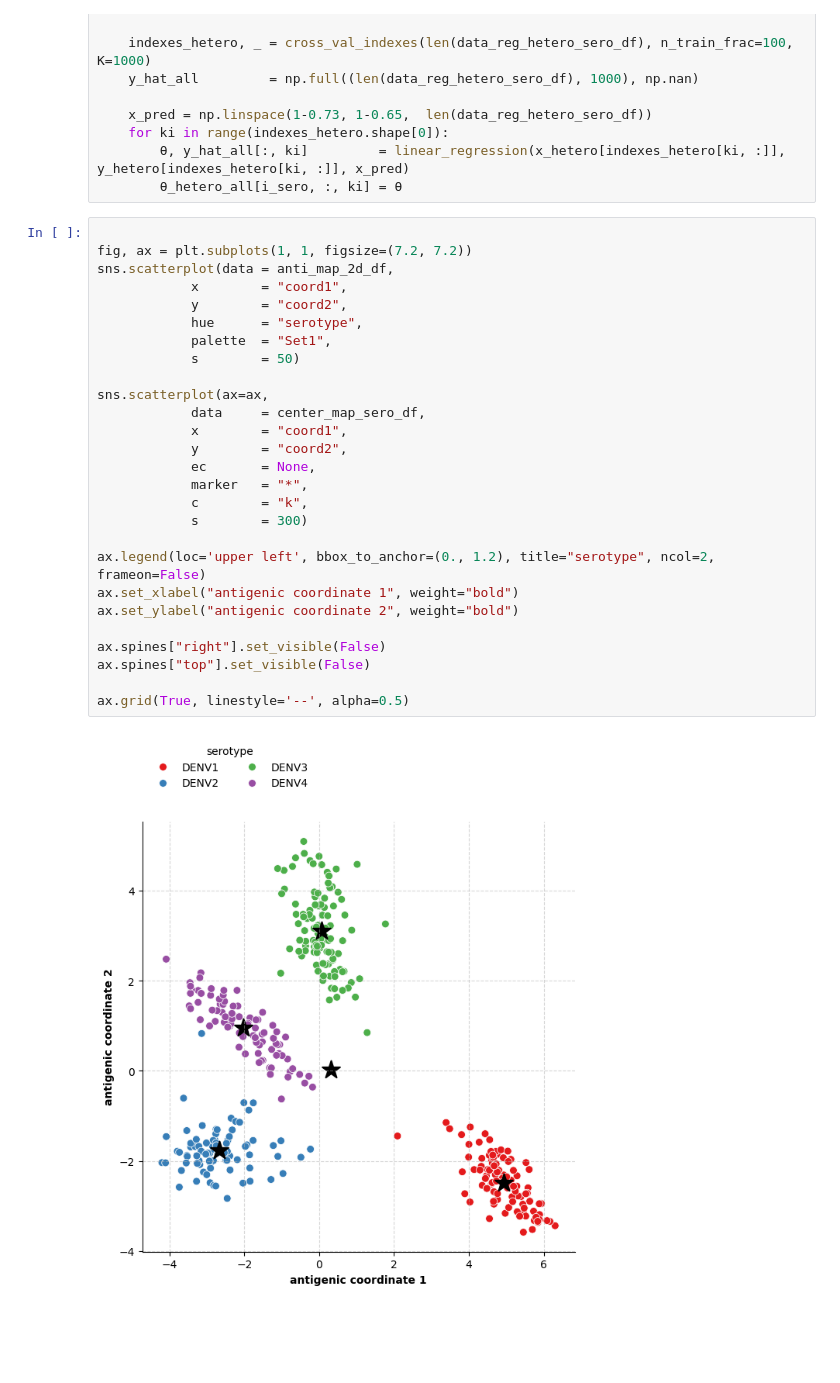
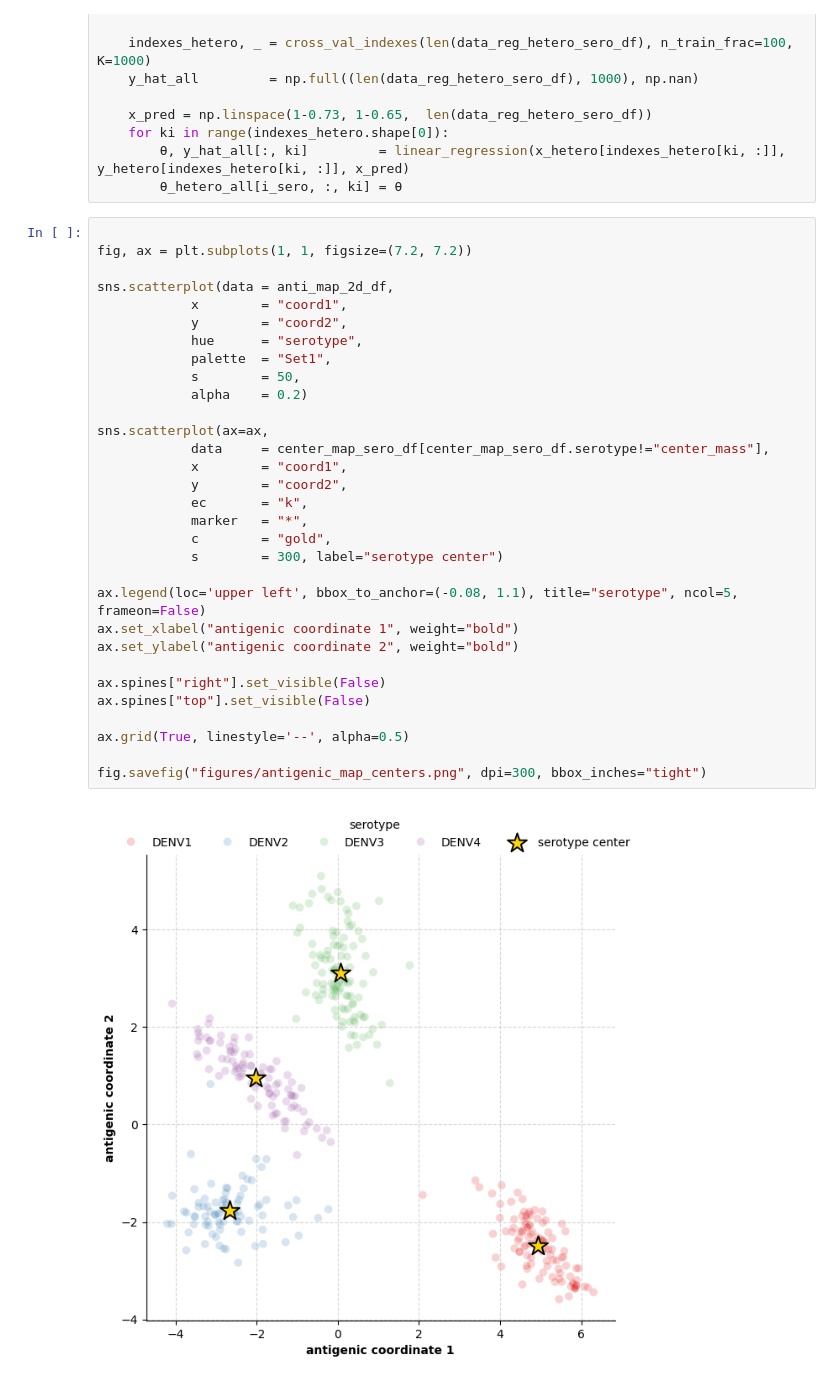
Before and after one commit to ChaosDonkey06/Stats-ML4Genomics, a Jupyter notebook: regression.ipynb, the cells around one changed output. Drawn from its saved outputs; the diff is of its cells as text; blank space fills up the shorter version.

```diff
--- a/regression.ipynb
+++ b/regression.ipynb
@@ -659,29 +645,33 @@ for i_sero, sero in enumerate(sero_pair):
 # %%
 
 fig, ax = plt.subplots(1, 1, figsize=(7.2, 7.2))
+
 sns.scatterplot(data = anti_map_2d_df,
             x        = "coord1",
             y        = "coord2",
             hue      = "serotype",
             palette  = "Set1",
-            s        = 50)
+            s        = 50,
+            alpha    = 0.2)
 
 sns.scatterplot(ax=ax,
-            data     = center_map_sero_df,
+            data     = center_map_sero_df[center_map_sero_df.serotype!="center_mass"],
             x        = "coord1",
             y        = "coord2",
-            ec       = None,
+            ec       = "k",
             marker   = "*",
-            c        = "k",
-            s        = 300)
+            c        = "gold",
+            s        = 300, label="serotype center")
 
-ax.legend(loc='upper left', bbox_to_anchor=(0., 1.2), title="serotype", ncol=2, frameon=False)
+ax.legend(loc='upper left', bbox_to_anchor=(-0.08, 1.1), title="serotype", ncol=5, frameon=False)
 ax.set_xlabel("antigenic coordinate 1", weight="bold")
 ax.set_ylabel("antigenic coordinate 2", weight="bold")
 
 ax.spines["right"].set_visible(False)
 ax.spines["top"].set_visible(False)
 
 ax.grid(True, linestyle='--', alpha=0.5)
+
+fig.savefig("figures/antigenic_map_centers.png", dpi=300, bbox_inches="tight")
 # %% [output]
-[figure, old version]
+[figure, new version]
```
Also changed, not shown: parts of 9 cells of this notebook, 26 other files.
